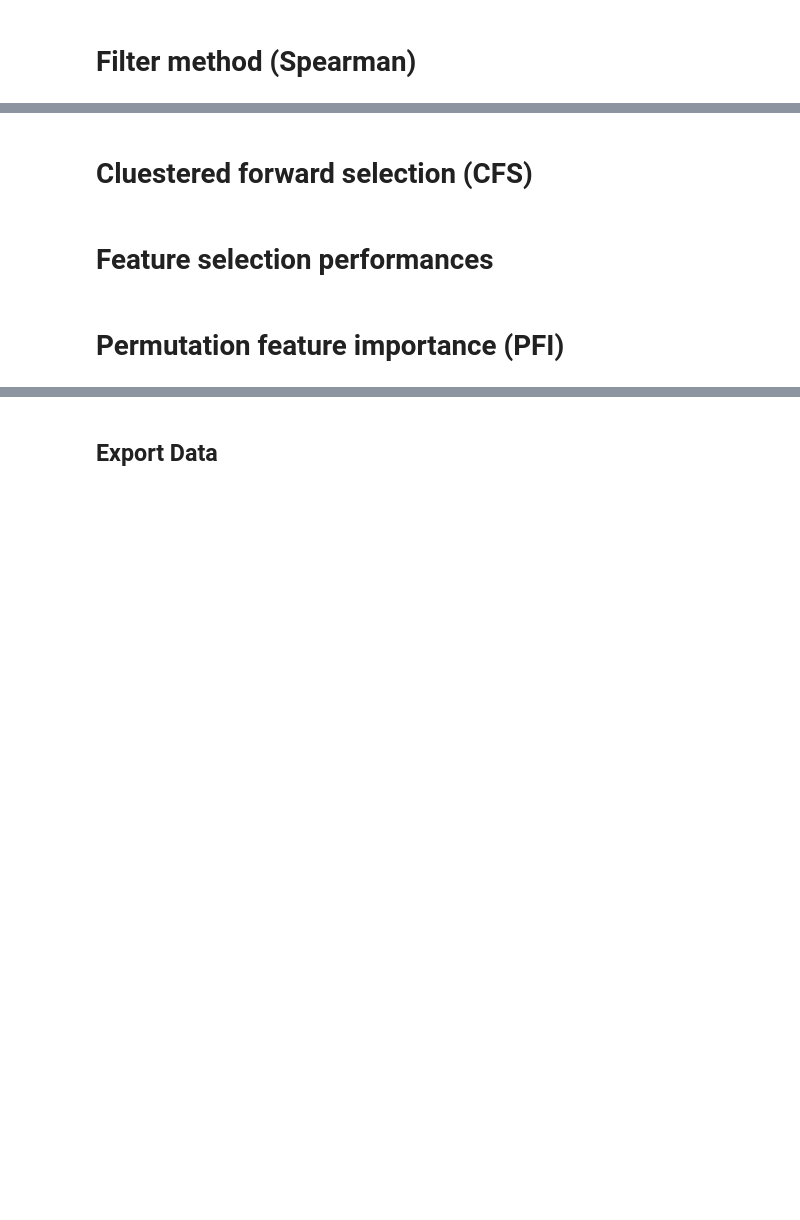
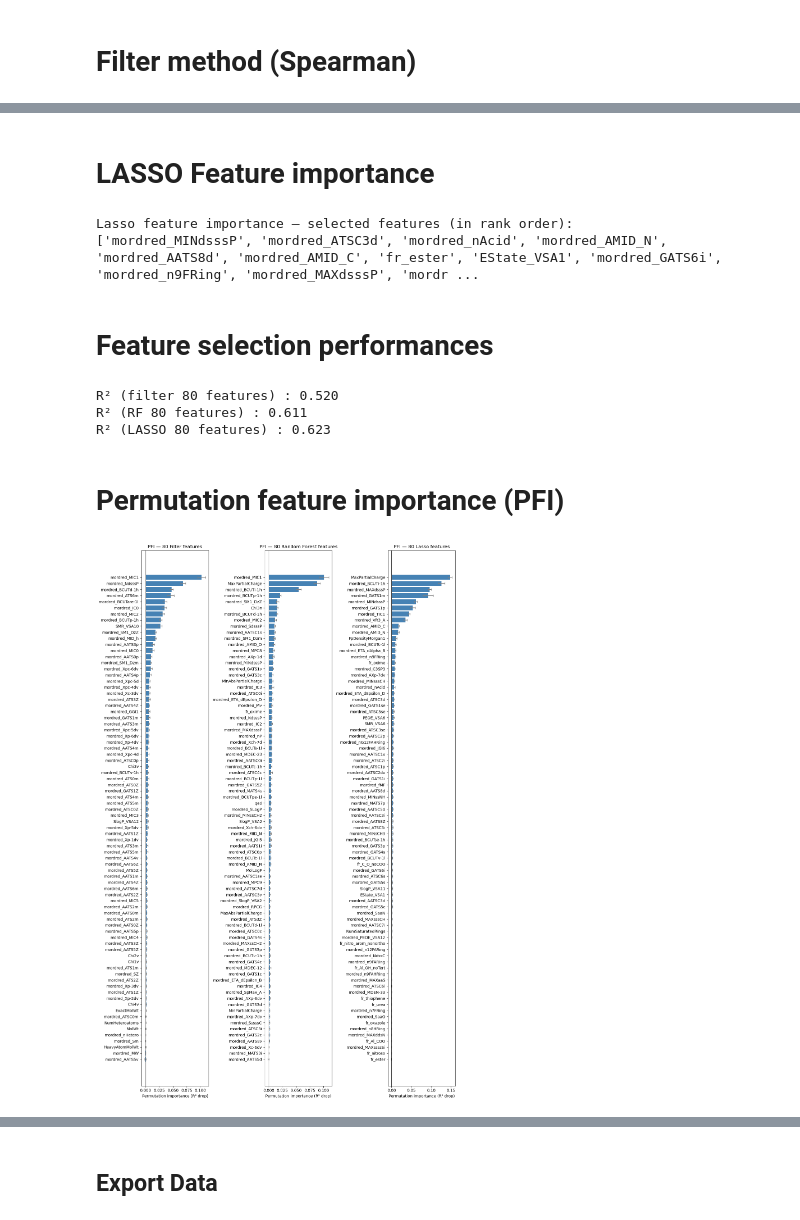
Before and after one commit to LucaBTE/toxicity-prediction, a Jupyter notebook: notebooks/feature_selection/feature_selection.ipynb, the cells around one changed output, grey strips where cells are left out. Drawn from its saved outputs; the diff is of its cells as text; code cells hidden in the pictures; blank space fills up the shorter version.

Commit message:
added LASSO and Random forest method

```diff
--- a/notebooks/feature_selection/feature_selection.ipynb
+++ b/notebooks/feature_selection/feature_selection.ipynb
@@ -25,5 +39,5 @@ MODEL = ...
 # %%
-DESCRIPTOR_NAMES = []
+DESCRIPTOR_NAMES = train.columns[4:-1]
 # %% [markdown]
 # Feature Selection
 Since we've an huge number of features, we need to select the most relevant ones for our task. This will help us reduce overfitting, improve model performance and decrease training time.
@@ -54,6 +55,6 @@ plt.show()
 # %%
 corr_with_target = (
-    spearmanr(X_train, y_train)[0][:-1, -1]
+    spearmanr(X_train[DESCRIPTOR_NAMES], y_train)[0][:-1, -1]
 )
 filter_ranking = pd.Series(
     np.abs(corr_with_target),
@@ -83,0 +73,14 @@ print(f"\nNumber of optimal var selected: {opt_nr_var_fs}")
+# %%
+rf.fit(X_train[DESCRIPTOR_NAMES], y_train)
+
+importances = rf.feature_importances_
+
+filter_ranking = pd.Series(
+    np.abs(importances),
+    index=DESCRIPTOR_NAMES,
+).sort_values(ascending=False)
+
+best_selected_rf = filter_ranking.index[:MAX_FEATURES].tolist()
+
+print("Random forest regressor feature importance — selected features (in rank order):")
+print(best_selected_rf)
@@ -84,26 +90,24 @@ print(f"\nNumber of optimal var selected: {opt_nr_var_fs}")
 # %% [markdown]
-# Cluestered forward selection (CFS)
+# LASSO Feature importance
 # %%
-# Method 3: Clustered forward selection
+scaler = StandardScaler()
+X_train_scaled = scaler.fit_transform(X_train[DESCRIPTOR_NAMES])
 
-selected_cfs, scores_cfs, cluster_labels = clustered_forward_selection(
-    model = MODEL
-    X_train, y_train,
-    corr_matrix=corr,
-    corr_threshold=THRESHOLD_CORR_FEATURES,
-    max_features=MAX_FEATURES,
-    cv=CV_FOLDS,
-    random_state=RANDOM_STATE,
-)
+lasso = LassoCV(cv=CV_FOLDS, random_state=RANDOM_STATE, max_iter=MAX_ITER)
+lasso.fit(X_train_scaled, y_train)
 
-opt_nr_var_cfs = np.argmax(scores_cfs)
-best_selected_cfs = selected_cfs[:opt_nr_var_cfs]
-best_scores_cfs = scores_cfs[:opt_nr_var_cfs]
+filter_ranking = pd.Series(
+    np.abs(lasso.coef_),
+    index=DESCRIPTOR_NAMES,
+).sort_values(ascending=False)
 
-print("Clustered forward selection — selected features (in order of selection):")
-print(selected_cfs)
-print(f"\nNumber of clusters found: {len(set(cluster_labels.values()))}")
-print(f"\nNumber of optimal var selected: {opt_nr_var_cfs}")
+best_selected_lasso = filter_ranking.index[:MAX_FEATURES].tolist()
+
+print("Lasso feature importance — selected features (in rank order):")
+print(best_selected_lasso)
+# %% [output]
+Lasso feature importance — selected features (in rank order):
+['mordred_MINdsssP', 'mordred_ATSC3d', 'mordred_nAcid', 'mordred_AMID_N', 'mordred_AATS8d', 'mordred_AMID_C', 'fr_ester', 'EState_VSA1', 'mordred_GATS6i', 'mordred_n9FRing', 'mordred_MAXdsssP', 'mordr ...
 # %% [markdown]
 # Feature selection performances
 # %%
@@ -112,50 +116,56 @@ model_filter.fit(X_train[selected_filter], y_train)
 r2_filter = r2_score(y_test, model_filter.predict(X_test[selected_filter]))
 
 model_fs = copy(MODEL)
-model_fs.fit(X_train[best_selected_fs], y_train)
-r2_fs = r2_score(y_test, model_fs.predict(X_test[best_selected_fs]))
+model_fs.fit(X_train[best_selected_rf], y_train)
+r2_fs = r2_score(y_test, model_fs.predict(X_test[best_selected_rf]))
 
 model_cfs = copy(MODEL)
-model_cfs.fit(X_train[best_selected_cfs], y_train)
-r2_cfs = r2_score(y_test, model_cfs.predict(X_test[best_selected_cfs]))
+model_cfs.fit(X_train[best_selected_lasso], y_train)
+r2_cfs = r2_score(y_test, model_cfs.predict(X_test[best_selected_lasso]))
 
 print(f"R² (filter {len(selected_filter)} features) : {r2_filter:.3f}")
-print(f"R² (FS {len(best_selected_fs)} features) : {r2_fs:.3f}")
-print(f"R² (CFS {len(selected_cfs)} features) : {r2_cfs:.3f}")
+print(f"R² (RF {len(best_selected_rf)} features) : {r2_fs:.3f}")
+print(f"R² (LASSO {len(best_selected_lasso)} features) : {r2_cfs:.3f}")
+# %% [output]
+R² (filter 80 features) : 0.520
+R² (RF 80 features) : 0.611
+R² (LASSO 80 features) : 0.623
 # %% [markdown]
 # Permutation feature importance (PFI)
 # %%
 df_imp_filter = permutation_importance_df(
     model_filter, X_test[selected_filter], y_test, random_state=RANDOM_STATE
 )
 df_imp_fs = permutation_importance_df(
-    model_fs, X_test[best_selected_fs], y_test, random_state=RANDOM_STATE
+    model_fs, X_test[best_selected_rf], y_test, random_state=RANDOM_STATE
 )
 df_imp_cfs = permutation_importance_df(
-    model_cfs, X_test[best_selected_cfs], y_test, random_state=RANDOM_STATE
+    model_cfs, X_test[best_selected_lasso], y_test, random_state=RANDOM_STATE
 )
 
 # 3. Side-by-side plot
-fig, axes = plt.subplots(1, 4, figsize=(13, 20))
+fig, axes = plt.subplots(1, 3, figsize=(13, 20))
 
 for ax, df_imp, title in zip(
     axes,
     [df_imp_filter, df_imp_fs, df_imp_cfs],
     [f'PFI — {len(selected_filter)} Filter features',
-     f'PFI — {len(best_selected_fs)} Forward features',
-     f'PFI — {len(best_selected_cfs)} CFS features'],
+     f'PFI — {len(best_selected_rf)} Random Forest features',
+     f'PFI — {len(best_selected_lasso)} Lasso features'],
 ):
     ax.barh(
         df_imp['feature'],
         df_imp['importance_mean'],
         xerr=df_imp['importance_std'],
         align='center', color='steelblue', ecolor='gray', capsize=3,
     )
     ax.axvline(0, color='black', linewidth=0.8)
     ax.invert_yaxis()
     ax.set_xlabel('Permutation importance (R² drop)')
     ax.set_title(title)
     ax.set_ylim(axes[0].get_ylim())
 
 plt.tight_layout()
 plt.show()
+# %% [output]
+[figure, added]
```
Also changed, not shown: parts of 12 cells of this notebook, 2 other files.
